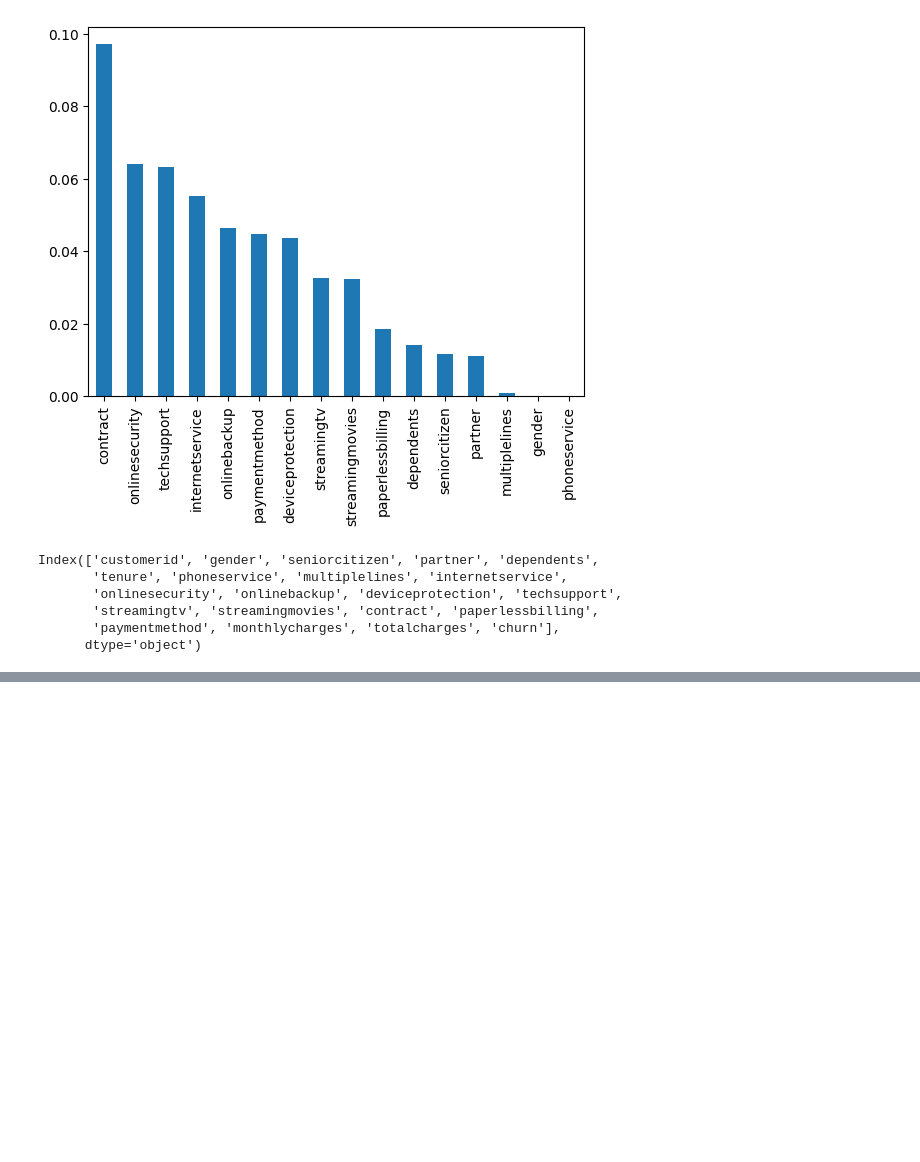
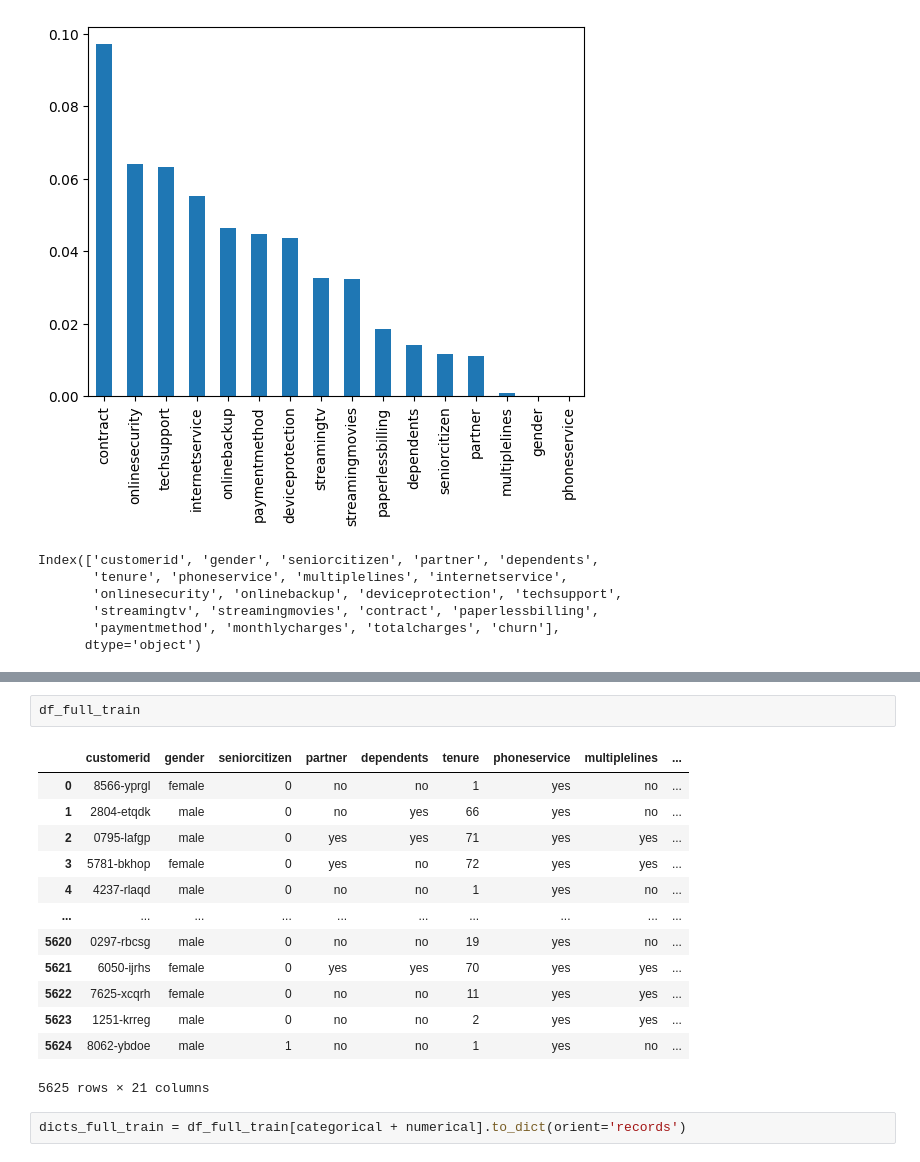
Before and after one commit to Mikaelnystroms/ml-engineer-zoomcamp, a Jupyter notebook: 03-classification/notebooks/churn-prediction.ipynb, the cells around one changed output, grey strips where cells are left out. Saved outputs shown, nothing was run; the diff lists cells and outputs as text; blank space fills up the shorter version.

```diff
--- a/03-classification/notebooks/churn-prediction.ipynb
+++ b/03-classification/notebooks/churn-prediction.ipynb
@@ -320,0 +509,18 @@ dtype: float64
+# %%
+df_full_train
+# %% [output]
+|  | customerid | gender | seniorcitizen | partner | dependents | tenure | phoneservice | multiplelines | ... |
+| 0 | 8566-yprgl | female | 0 | no | no | 1 | yes | no | ... |
+| 1 | 2804-etqdk | male | 0 | no | yes | 66 | yes | no | ... |
+| 2 | 0795-lafgp | male | 0 | yes | yes | 71 | yes | yes | ... |
+| 3 | 5781-bkhop | female | 0 | yes | no | 72 | yes | yes | ... |
+| 4 | 4237-rlaqd | male | 0 | no | no | 1 | yes | no | ... |
+| ... | ... | ... | ... | ... | ... | ... | ... | ... | ... |
+| 5620 | 0297-rbcsg | male | 0 | no | no | 19 | yes | no | ... |
+| 5621 | 6050-ijrhs | female | 0 | yes | yes | 70 | yes | yes | ... |
+| 5622 | 7625-xcqrh | female | 0 | no | no | 11 | yes | yes | ... |
+| 5623 | 1251-krreg | male | 0 | no | no | 2 | yes | yes | ... |
+| 5624 | 8062-ybdoe | male | 1 | no | no | 1 | yes | no | ... |
+5625 rows × 21 columns
+# %%
+dicts_full_train = df_full_train[categorical + numerical].to_dict(orient='records')
```
Also changed, not shown: parts of 39 cells of this notebook, 8 other files.
